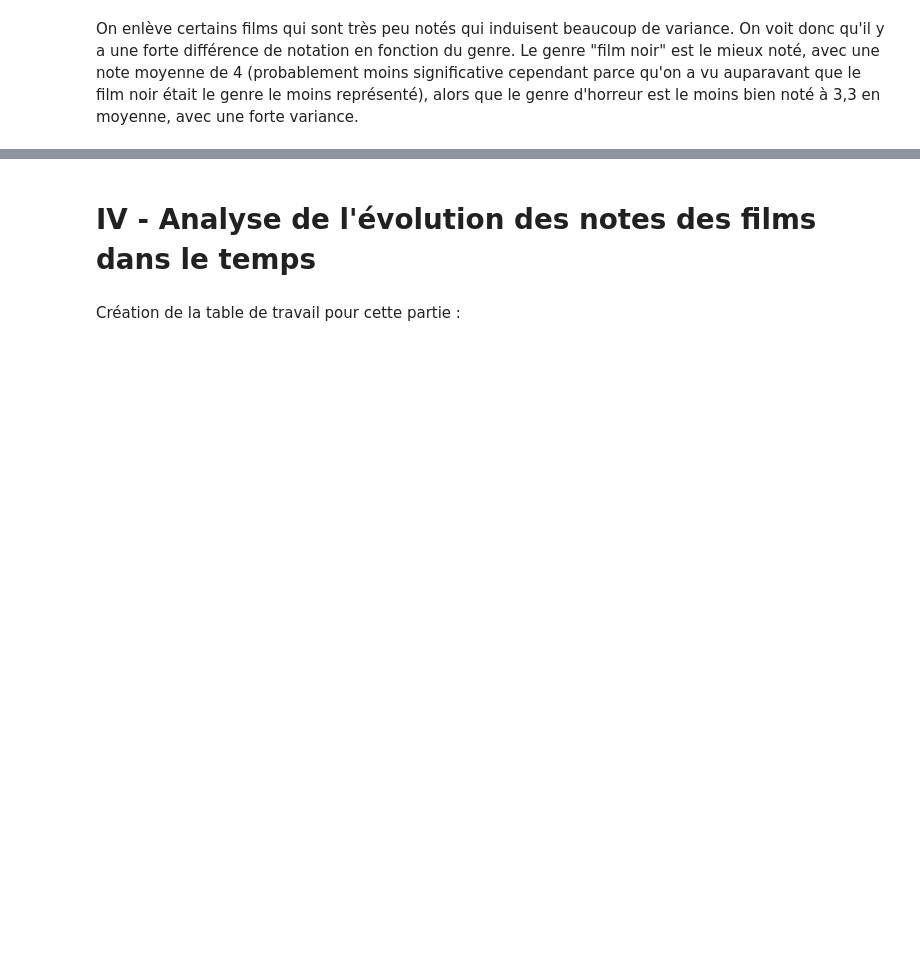
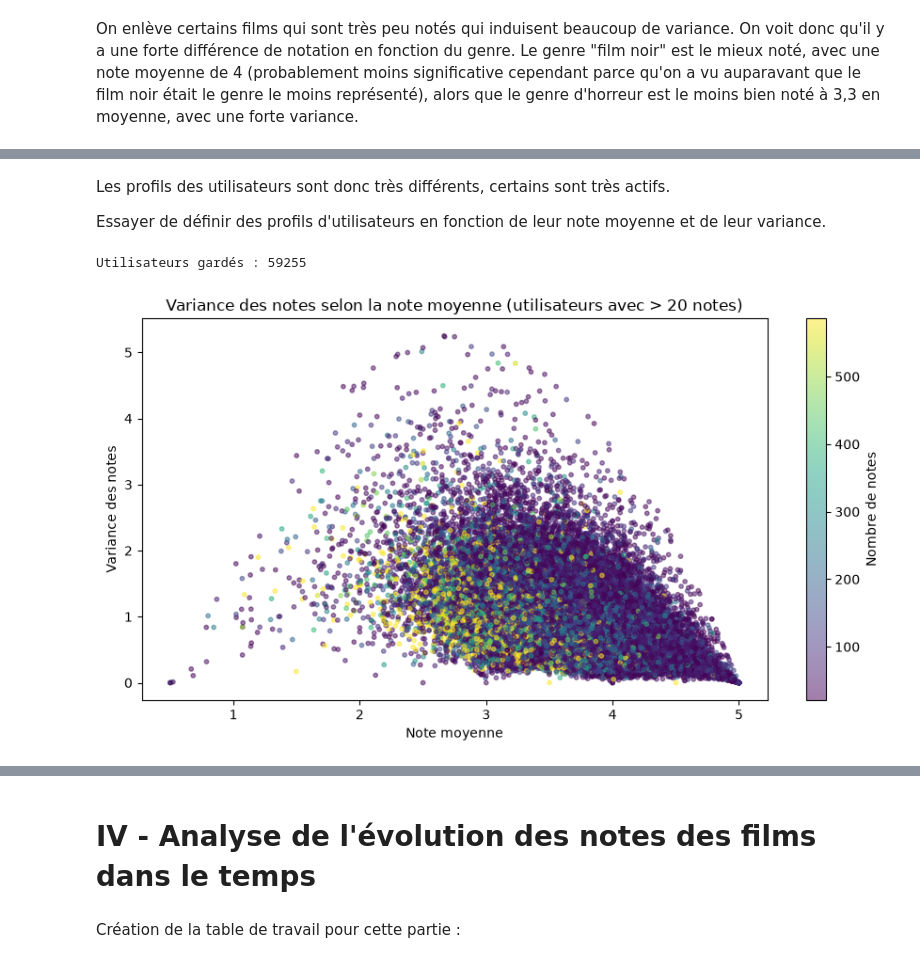
Before and after one commit to gcourtadon/ensae_pythondatascience_films, a Jupyter notebook: extraire_movielens.ipynb, the cells around one changed output, grey strips where cells are left out. Drawn from its saved outputs; the diff is of its cells as text; code cells hidden in the pictures; blank space fills up the shorter version.

```diff
--- a/extraire_movielens.ipynb
+++ b/extraire_movielens.ipynb
@@ -434,0 +518,27 @@ On enlève certains films qui sont très peu notés qui induisent beaucoup de va
+# %% [markdown]
+Les profils des utilisateurs sont donc très différents, certains sont très actifs.
+
+Essayer de définir des profils d'utilisateurs en fonction de leur note moyenne et de leur variance.
+# %%
+users_actifs = stats_users[stats_users["nb_notes"] > 20]
+print("Utilisateurs gardés :", len(users_actifs))
+
+fig, ax = plt.subplots(figsize=(9, 5))
+points = ax.scatter(
+    users_actifs["note_moyenne"],
+    users_actifs["variance"],
+    c=users_actifs["nb_notes"],
+    cmap="viridis",
+    vmax=users_actifs["nb_notes"].quantile(0.95),  # évite qu'un seul gros utilisateur écrase les couleurs
+    alpha=0.5,
+    s=10,
+)
+fig.colorbar(points, ax=ax, label="Nombre de notes")
+ax.set_title("Variance des notes selon la note moyenne (utilisateurs avec > 20 notes)")
+ax.set_xlabel("Note moyenne")
+ax.set_ylabel("Variance des notes")
+plt.tight_layout()
+plt.show()
+# %% [output]
+Utilisateurs gardés : 59255
+[figure, added]
```
Also changed, not shown: parts of 16 cells of this notebook.
